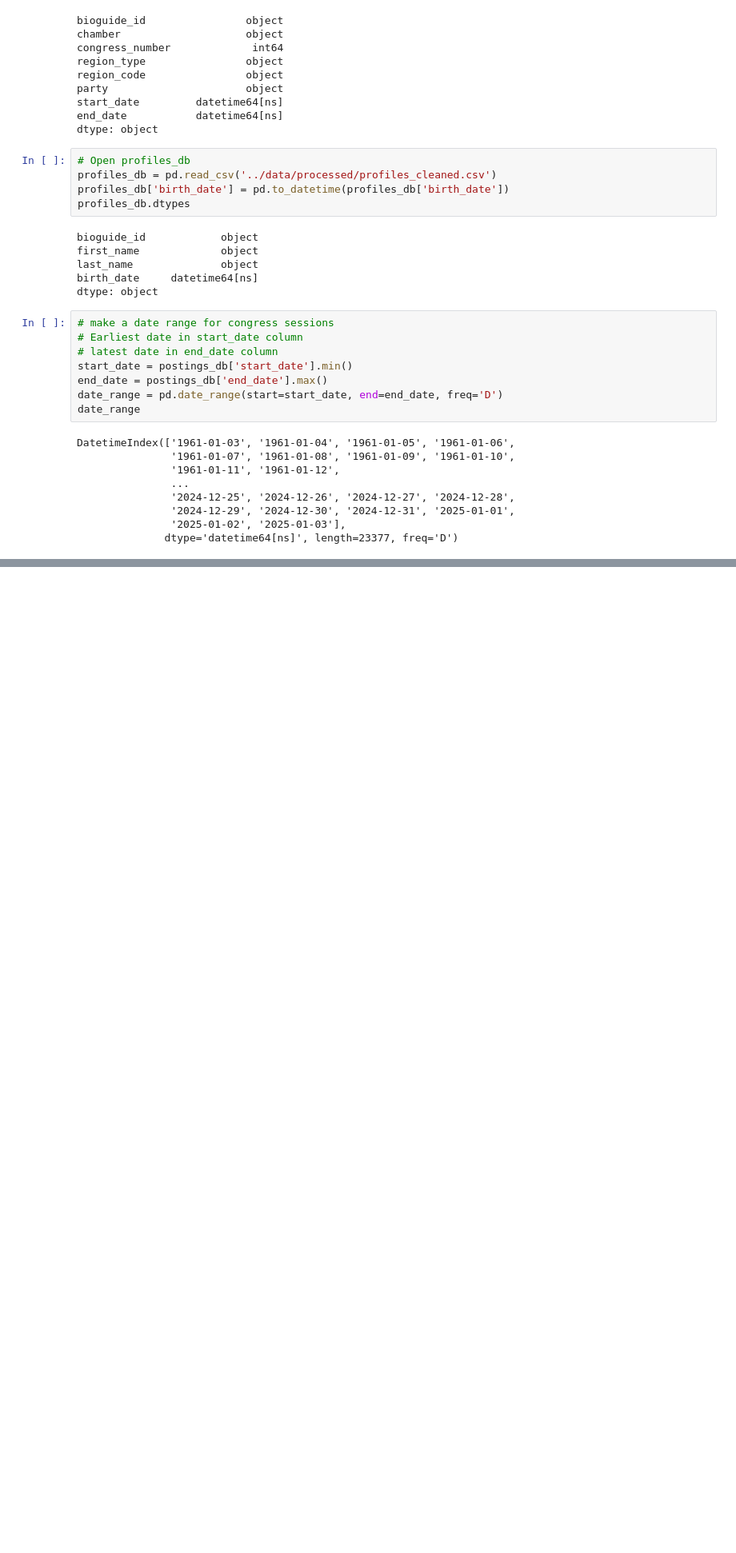
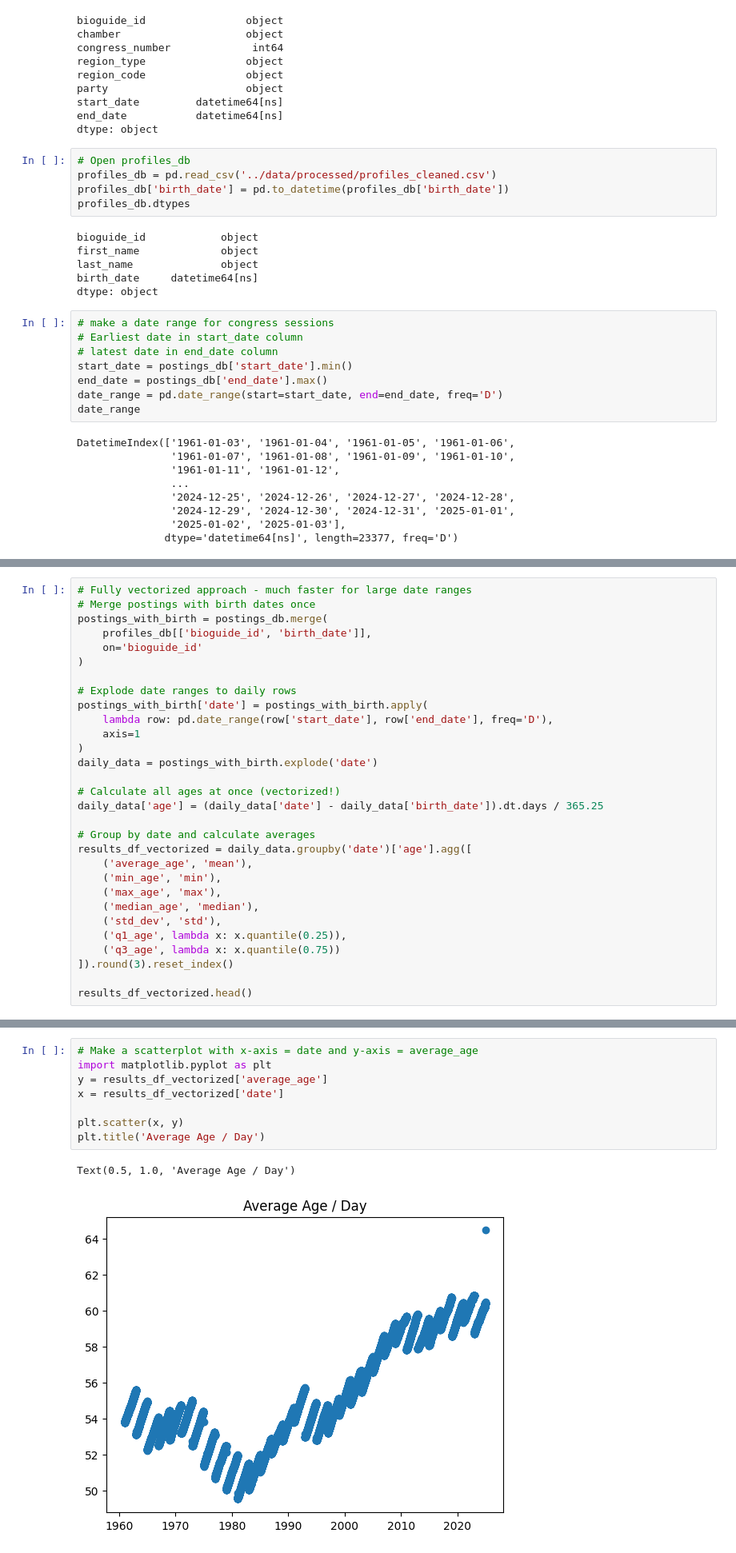
Before and after one commit to Jeff-Oliver/age-of-congress, a Jupyter notebook: notebooks/visualizations.ipynb, the cells around one changed output, grey strips where cells are left out. Shown at 80% size. Drawn from its saved outputs; the diff is of its cells as text; blank space fills up the shorter version.

Commit message:
data analysis with no filters test

```diff
--- a/notebooks/visualizations.ipynb
+++ b/notebooks/visualizations.ipynb
@@ -90,0 +121,30 @@ AttributeError: 'Series' object has no attribute 'year'
+# %%
+# Fully vectorized approach - much faster for large date ranges
+# Merge postings with birth dates once
+postings_with_birth = postings_db.merge(
+    profiles_db[['bioguide_id', 'birth_date']],
+    on='bioguide_id'
+)
+
+# Explode date ranges to daily rows
+postings_with_birth['date'] = postings_with_birth.apply(
+    lambda row: pd.date_range(row['start_date'], row['end_date'], freq='D'),
+    axis=1
+)
+daily_data = postings_with_birth.explode('date')
+
+# Calculate all ages at once (vectorized!)
+daily_data['age'] = (daily_data['date'] - daily_data['birth_date']).dt.days / 365.25
+
+# Group by date and calculate averages
+results_df_vectorized = daily_data.groupby('date')['age'].agg([
+    ('average_age', 'mean'),
+    ('min_age', 'min'),
+    ('max_age', 'max'),
+    ('median_age', 'median'),
+    ('std_dev', 'std'),
+    ('q1_age', lambda x: x.quantile(0.25)),
+    ('q3_age', lambda x: x.quantile(0.75))
+]).round(3).reset_index()
+
+results_df_vectorized.head()
@@ -90,0 +158,11 @@ AttributeError: 'Series' object has no attribute 'year'
+# %%
+# Make a scatterplot with x-axis = date and y-axis = average_age
+import matplotlib.pyplot as plt
+y = results_df_vectorized['average_age']
+x = results_df_vectorized['date']
+
+plt.scatter(x, y)
+plt.title('Average Age / Day')
+# %% [output]
+Text(0.5, 1.0, 'Average Age / Day')
+[figure, added]
```
Also changed, not shown: parts of 6 cells of this notebook, 1 other file.
